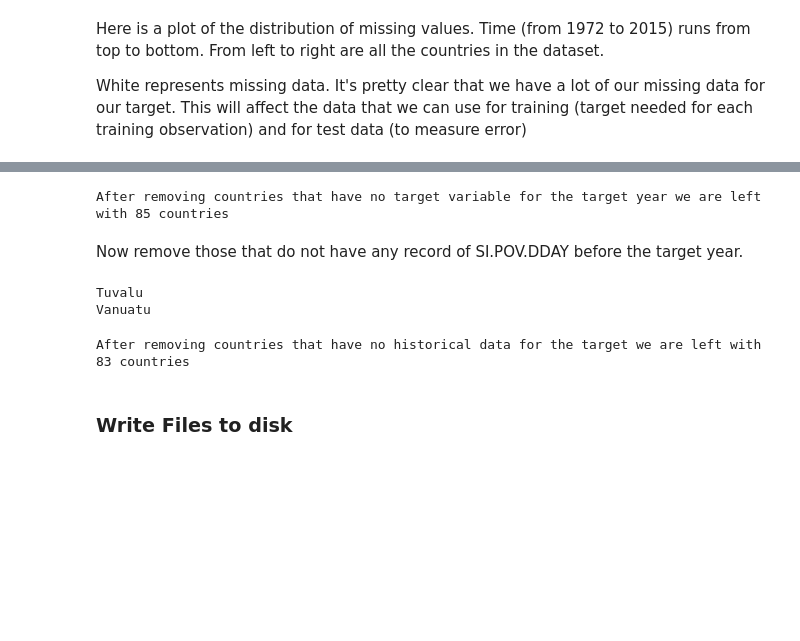
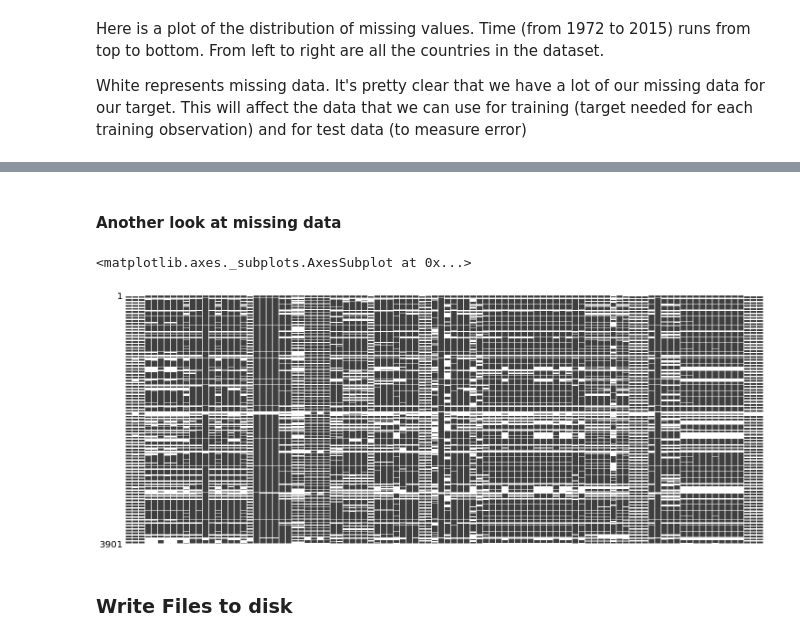
Before and after one commit to FergusOBoyle/sustainable-dev-goals-forecasting, a Jupyter notebook: notebooks/clean_input_streams.ipynb, the cells around one changed output, grey strips where cells are left out. Drawn from its saved outputs; the diff is of its cells as text; code cells hidden in the pictures; blank space fills up the shorter version.

```diff
--- a/notebooks/clean_input_streams.ipynb
+++ b/notebooks/clean_input_streams.ipynb
@@ -217,6 +259,10 @@ filtered_data.shape
 # %%
 mostly_nan_columns = []
 
-for col in filtered_data.columns:
-    if filtered_data[col].isna().sum()/filtered_data.shape[0] > 0.9:
-        mostly_nan_columns.append(col)
+for col in filtered_data.columns.drop(target):
+    if filtered_data[col].isna().sum()/filtered_data.shape[0] > 0.5:
+            mostly_nan_columns.append(col)
+
+filtered_data = filtered_data.drop(mostly_nan_columns, axis=1)
+
+print("We will now remove", len(mostly_nan_columns),"columns that are deemed to be too sparse")
@@ -245,26 +271,10 @@ filtered_data.index = filtered_data.index.remove_unused_levels()
-# %%
-print("After removing countries that have no target variable for the target year we are left with", \
-      len(filtered_data.index.levels[0]), "countries")
-# %% [output]
-After removing countries that have no target variable for the target year we are left with 85 countries
-# %% [markdown]
-Now remove those that do not have any record of SI.POV.DDAY before the target year.
-# %%
-for country in filtered_data.index.levels[0]:
-    if np.all(np.isnan(filtered_data.loc[(country):(country,str(target_year-1)), target])):
-        print(country)
-        filtered_data.drop(country,level=0, inplace=True)
-
-#Remove from the index as well
-filtered_data.index = filtered_data.index.remove_unused_levels()
-# %% [output]
-Tuvalu
-Vanuatu
-# %%
-print("After removing countries that have no historical data for the target we are left with", \
-      len(filtered_data.index.levels[0]), "countries")
-# %% [output]
-After removing countries that have no historical data for the target we are left with 83 countries
+# %% [markdown]
+#### Another look at missing data
+# %%
+msno.matrix(filtered_data.iloc[:,:100], sparkline=False)
+# %% [output]
+<matplotlib.axes._subplots.AxesSubplot at 0x...>
+[figure, added]
 # %% [markdown]
 ### Write Files to disk
 # %%
```
Also changed, not shown: parts of 32 cells of this notebook.
